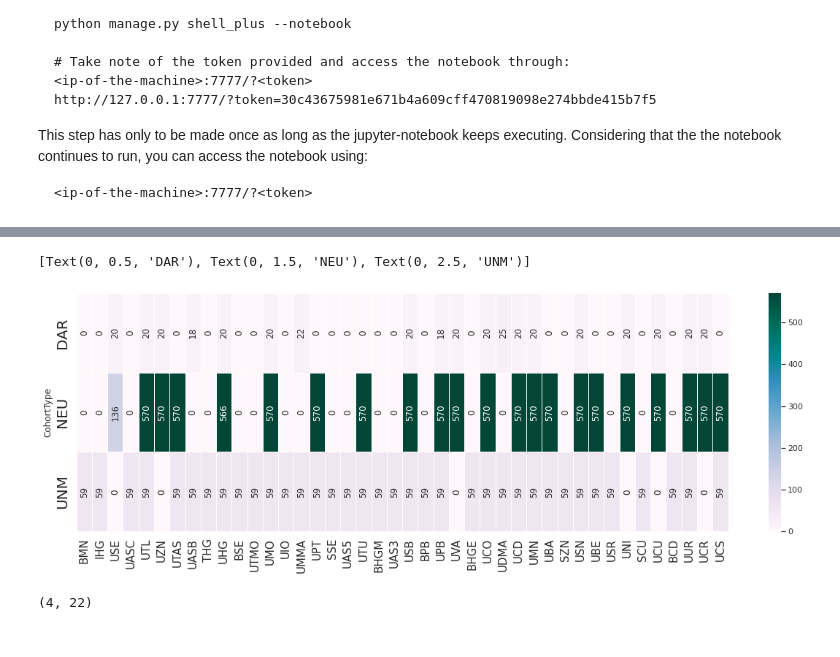
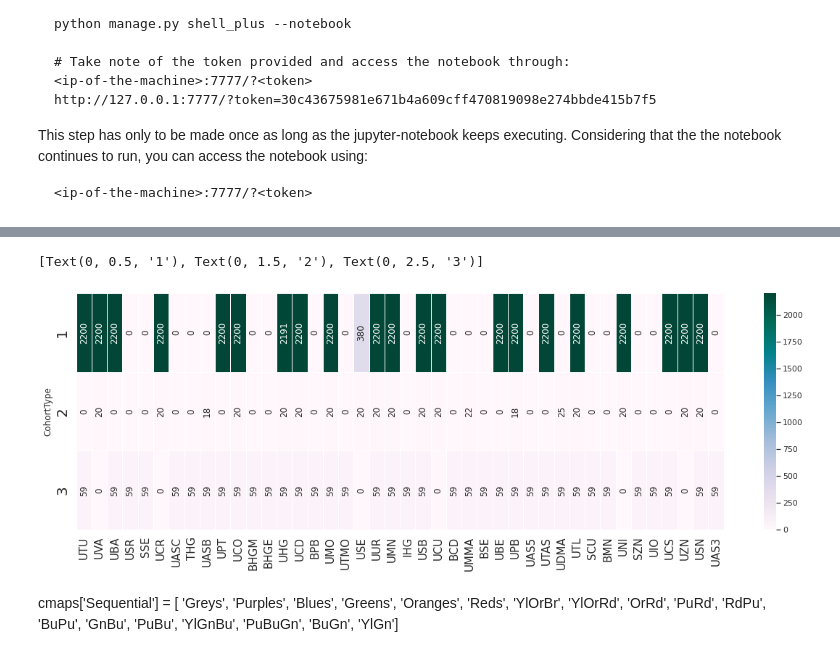
Before and after one commit to agostini01/harmonization-website, a Jupyter notebook: cohorts_proj/jupyter/viztest harmonization.ipynb, the cells around one changed output, grey strips where cells are left out. Saved outputs shown, nothing was run; the diff lists cells and outputs as text; code cells hidden in the pictures.

Commit message:
visualization

```diff
--- a/cohorts_proj/jupyter/viztest harmonization.ipynb
+++ b/cohorts_proj/jupyter/viztest harmonization.ipynb
@@ -191,8 +193,8 @@ from api import adapters
 from api import analysis
 import pandas as pd
 
-df_neu = adapters.neu.get_dataframe()  # [selected_columns]
-df_unm = adapters.unm.get_dataframe()  # [selected_columns]
+df_neu = adapters.neu.get_dataframe_orig()  # [selected_columns]
+df_unm = adapters.unm.get_dataframe_orig()  # [selected_columns]
 df_dar = adapters.dar.get_dataframe()  # [selected_columns]
 
 df_neu = df_neu.replace(-9, np.nan).replace('-9', np.nan)
@@ -239,7 +241,6 @@ dff = pd.concat([df_neu,df_unm,df_dar])
 
 print(dff.columns)
 dff = dff[['CohortType']+ list(main_idx)]
+print(dff['CohortType'])
 dff_counts = dff.groupby(['CohortType']).count().transpose()
-print('Counts&&&&&&')
-print(dff_counts)
 # %% [output]
@@ -274,0 +264,12 @@ Index(['PIN_Patient', 'TimePeriod', 'Member_c', 'Outcome', 'Outcome_weeks',
+# %%
+def cohort_encode(cohort):
+    if cohort == 'NEU':
+        return 1
+    if cohort == 'DAR':
+        return 2
+    if cohort == 'UNM':
+        return 3
+# %%
+dff_counts.rename(columns = {'DAR': cohort_encode('DAR'),
+                      'NEU': cohort_encode('NEU'),
+                     'UNM': cohort_encode('UNM')}, inplace = True)
@@ -275,28 +285,26 @@ Index(['PIN_Patient', 'TimePeriod', 'Member_c', 'Outcome', 'Outcome_weeks',
 # %%
 import matplotlib.pyplot as plt
 import seaborn as sns
 sns.set_theme()
 
 # Draw a heatmap with the numeric values in each cell
 f, ax = plt.subplots(figsize=(20, 6))
 
-
-
 df_counts = dff_counts.transpose()
-masks = df2.transpose().drop(['CohortType'], axis = 0)
+#masks = df2.transpose().drop(['CohortType'], axis = 0)
 
 #assert df_counts.shape == masks.shape
 
-res = sns.heatmap(df_counts,
+res = sns.heatmap(df_counts.sort_index(),
             annot=True,
             cbar =True,
             fmt="d",
             linewidths=1,
             annot_kws={'rotation':90},
             ax=ax,cmap="PuBuGn")
 
 res.set_xticklabels(res.get_xmajorticklabels(), fontsize = 15)
 res.set_yticklabels(res.get_ymajorticklabels(), fontsize = 20)
 # %% [output]
-[Text(0, 0.5, 'DAR'), Text(0, 1.5, 'NEU'), Text(0, 2.5, 'UNM')]
+[Text(0, 0.5, '1'), Text(0, 1.5, '2'), Text(0, 2.5, '3')]
-[figure, old version]
+[figure, new version]
@@ -308,4 +311,5 @@ cmaps['Sequential'] = [
-# %%
-df2.transpose().shape
-# %% [output]
-(4, 22)
+# %% [markdown]
+cmaps['Sequential'] = [
+            'Greys', 'Purples', 'Blues', 'Greens', 'Oranges', 'Reds',
+            'YlOrBr', 'YlOrRd', 'OrRd', 'PuRd', 'RdPu', 'BuPu',
+            'GnBu', 'PuBu', 'YlGnBu', 'PuBuGn', 'BuGn', 'YlGn']
```
Also changed, not shown: parts of 14 cells of this notebook.
